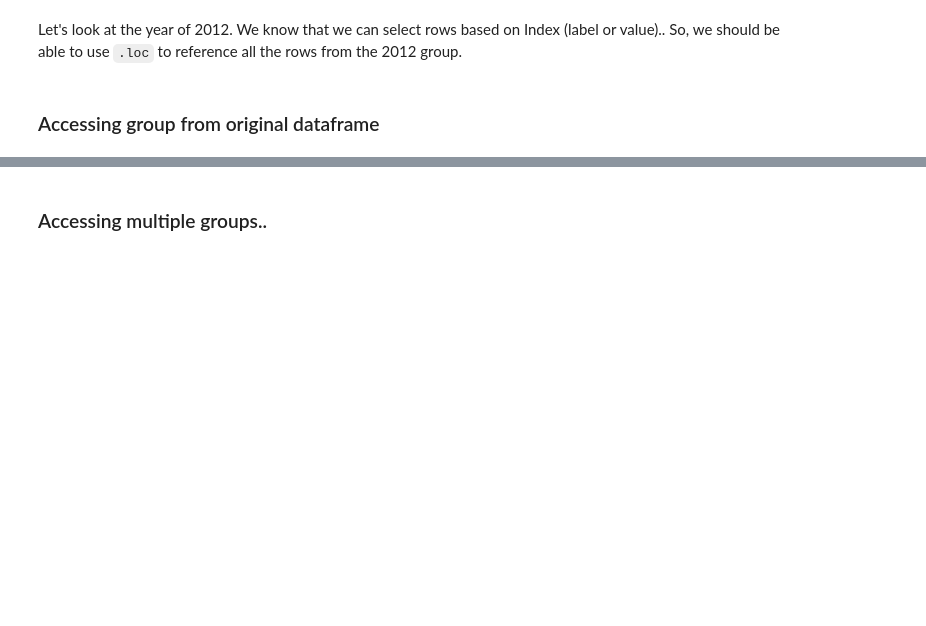
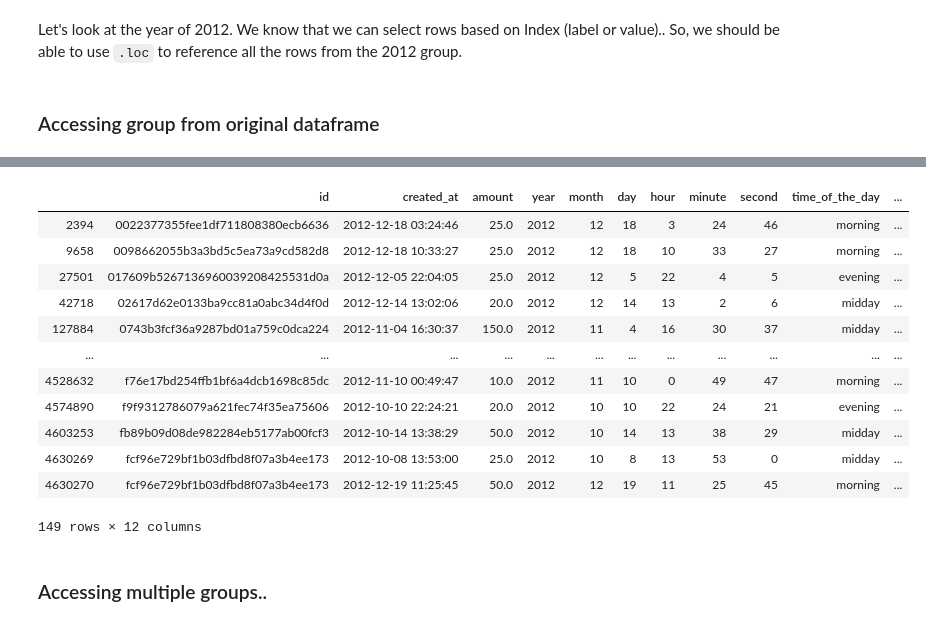
Before and after one commit to taylorperkins/da1-python-clinic, a Jupyter notebook: notebooks/09_28_2019/group_bys.ipynb, the cells around one changed output, grey strips where cells are left out. Drawn from its saved outputs; the diff is of its cells as text; code cells hidden in the pictures; blank space fills up the shorter version.

```diff
--- a/notebooks/09_28_2019/group_bys.ipynb
+++ b/notebooks/09_28_2019/group_bys.ipynb
@@ -22,5 +11,5 @@ import matplotlib.pyplot as plt
 # %% [markdown]
 ### Read in the data
 # %%
-donations = pd.read_csv(f'{DATA_FOLDER}/processed_donations.csv')
+donations = pd.read_csv('../../data/processed_donations.csv')
 donations.head()
@@ -66,2 +125,18 @@ donations.loc[yearly_groupby.groups[2012], :]
+# %%
+yearly_groupby.get_group(2012)
+# %% [output]
+|  | id | created_at | amount | year | month | day | hour | minute | second | time_of_the_day | ... |
+| 2394 | 0022377355fee1df711808380ecb6636 | 2012-12-18 03:24:46 | 25.0 | 2012 | 12 | 18 | 3 | 24 | 46 | morning | ... |
+| 9658 | 0098662055b3a3bd5c5ea73a9cd582d8 | 2012-12-18 10:33:27 | 25.0 | 2012 | 12 | 18 | 10 | 33 | 27 | morning | ... |
+| 27501 | 017609b5267136960039208425531d0a | 2012-12-05 22:04:05 | 25.0 | 2012 | 12 | 5 | 22 | 4 | 5 | evening | ... |
+| 42718 | 02617d62e0133ba9cc81a0abc34d4f0d | 2012-12-14 13:02:06 | 20.0 | 2012 | 12 | 14 | 13 | 2 | 6 | midday | ... |
+| 127884 | 0743b3fcf36a9287bd01a759c0dca224 | 2012-11-04 16:30:37 | 150.0 | 2012 | 11 | 4 | 16 | 30 | 37 | midday | ... |
+| ... | ... | ... | ... | ... | ... | ... | ... | ... | ... | ... | ... |
+| 4528632 | f76e17bd254ffb1bf6a4dcb1698c85dc | 2012-11-10 00:49:47 | 10.0 | 2012 | 11 | 10 | 0 | 49 | 47 | morning | ... |
+| 4574890 | f9f9312786079a621fec74f35ea75606 | 2012-10-10 22:24:21 | 20.0 | 2012 | 10 | 10 | 22 | 24 | 21 | evening | ... |
+| 4603253 | fb89b09d08de982284eb5177ab00fcf3 | 2012-10-14 13:38:29 | 50.0 | 2012 | 10 | 14 | 13 | 38 | 29 | midday | ... |
+| 4630269 | fcf96e729bf1b03dfbd8f07a3b4ee173 | 2012-10-08 13:53:00 | 25.0 | 2012 | 10 | 8 | 13 | 53 | 0 | midday | ... |
+| 4630270 | fcf96e729bf1b03dfbd8f07a3b4ee173 | 2012-12-19 11:25:45 | 50.0 | 2012 | 12 | 19 | 11 | 25 | 45 | morning | ... |
+149 rows × 12 columns
 # %% [markdown]
 ### Accessing multiple groups..
```
Also changed, not shown: parts of 29 cells of this notebook, 3 other files.
